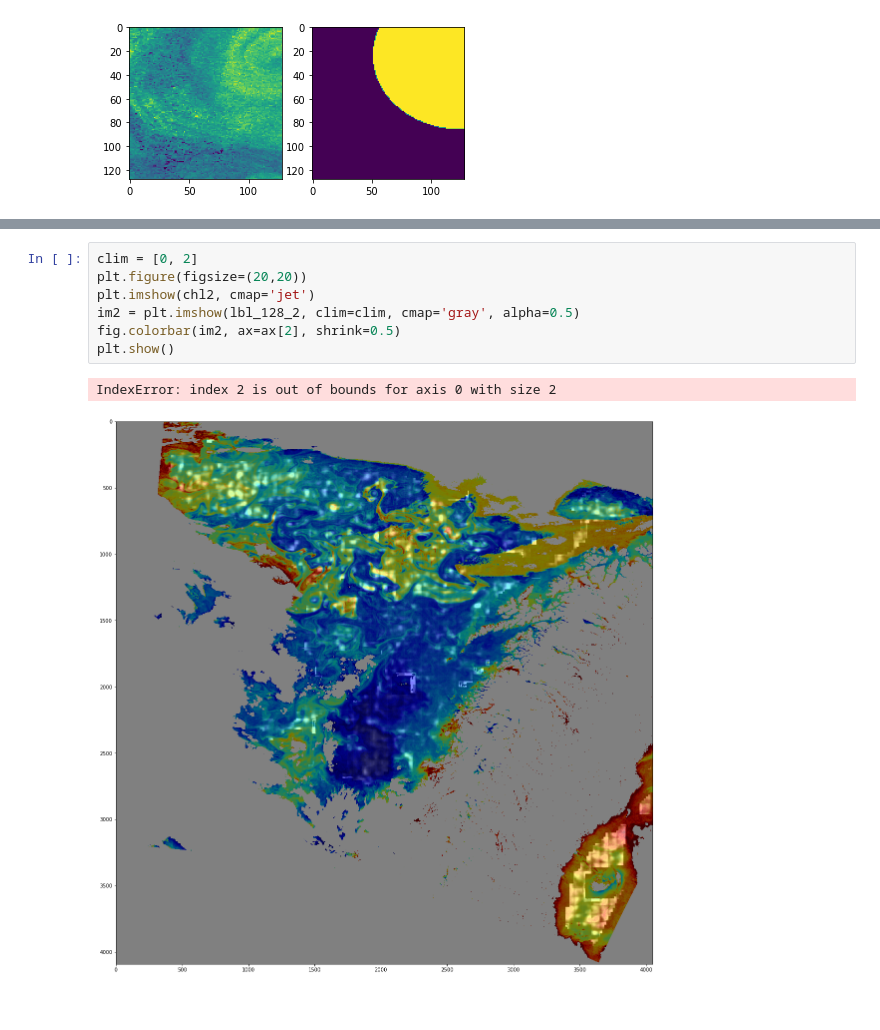
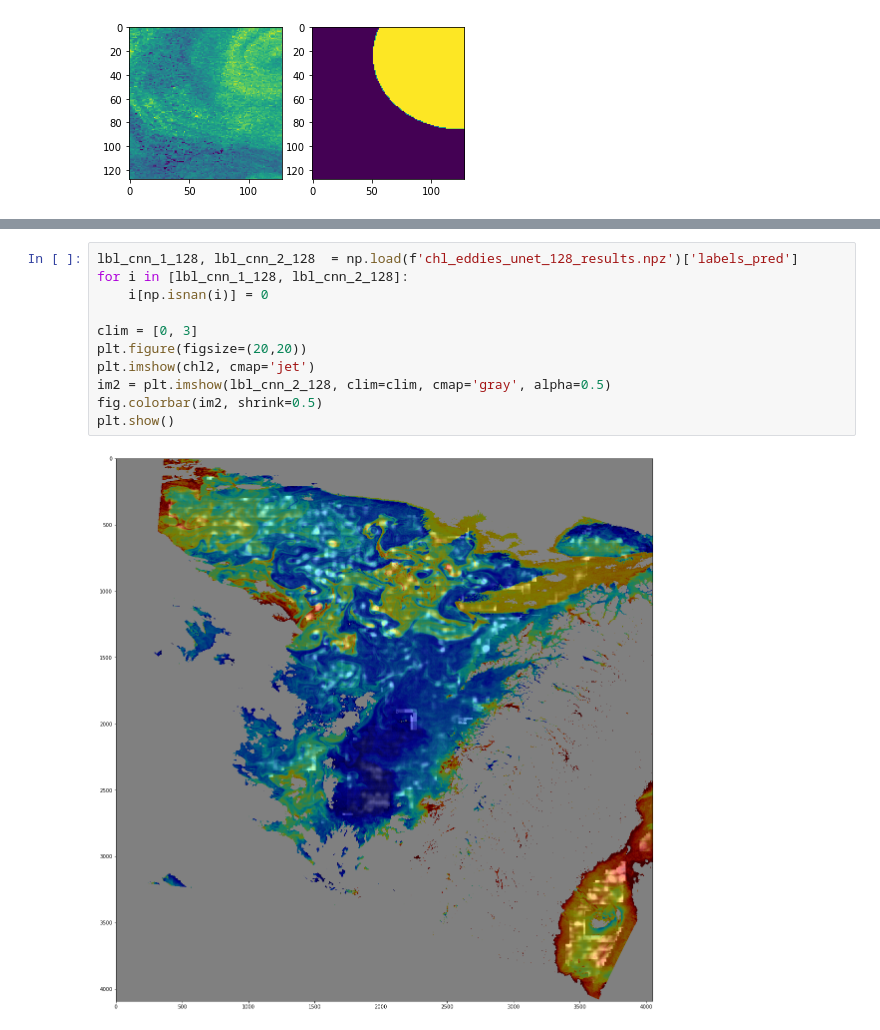
Before and after one commit to nansencenter/nersc_ml_course, a Jupyter notebook: notebooks/p6_hackathon_solution_ak.ipynb, the cells around one changed output, grey strips where cells are left out. Cells and saved outputs as stored; diff of their text form; blank space fills up the shorter version.

```diff
--- a/notebooks/p6_hackathon_solution_ak.ipynb
+++ b/notebooks/p6_hackathon_solution_ak.ipynb
@@ -380,11 +380,14 @@ for ws in ws_list:
 [figure]
 # %%
-clim = [0, 2]
+lbl_cnn_1_128, lbl_cnn_2_128  = np.load(f'chl_eddies_unet_128_results.npz')['labels_pred']
+for i in [lbl_cnn_1_128, lbl_cnn_2_128]:
+    i[np.isnan(i)] = 0
+
+clim = [0, 3]
 plt.figure(figsize=(20,20))
 plt.imshow(chl2, cmap='jet')
-im2 = plt.imshow(lbl_128_2, clim=clim, cmap='gray', alpha=0.5)
-fig.colorbar(im2, ax=ax[2], shrink=0.5)
+im2 = plt.imshow(lbl_cnn_2_128, clim=clim, cmap='gray', alpha=0.5)
+fig.colorbar(im2, shrink=0.5)
 plt.show()
 # %% [output]
-IndexError: index 2 is out of bounds for axis 0 with size 2
-[figure, old version]
+[figure, new version]
```
Also changed, not shown: parts of 3 cells of this notebook.
